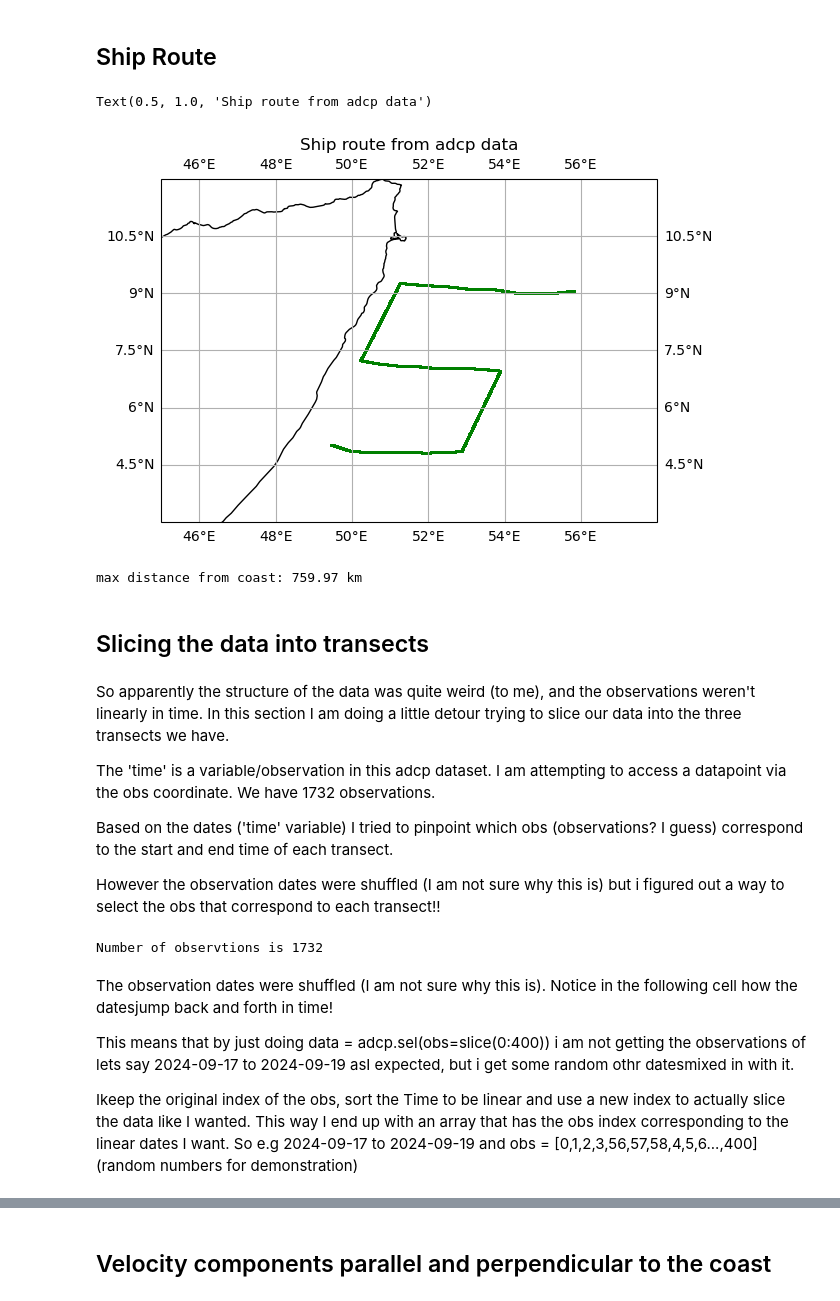
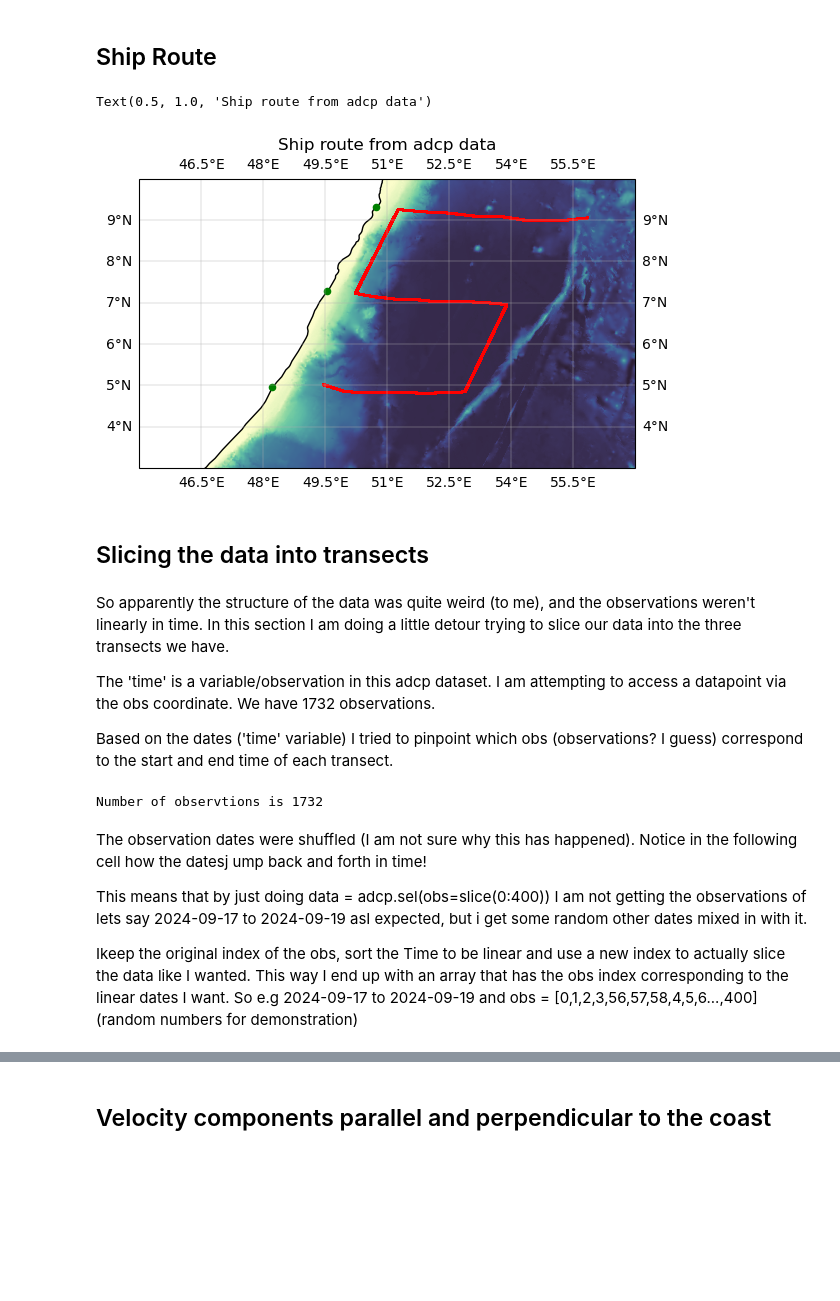
Before and after one commit to ret1-c/Virtualship_Project_UU, a Jupyter notebook: ADCP/VS_adcp.ipynb, the cells around one changed output, grey strips where cells are left out. Saved outputs shown, nothing was run; the diff lists cells and outputs as text; code cells hidden in the pictures; blank space fills up the shorter version.

Commit message:
updated adcp code

```diff
--- a/ADCP/VS_adcp.ipynb
+++ b/ADCP/VS_adcp.ipynb
@@ -109,36 +137,33 @@ def vertical_vel(data, title):
+# %%
+#to calculate the distance from the shore later, I manually selected these points from the nioz tool. Thes are approximately the coordinads of the
+#shore if you extend our transects.
+
+#shore lon and lat (extension for transect 1)
+lon_1_shore = 48.21
+lat_1_shore = 4.97
+#shore lon and lat (extension for transect 2)
+lon_2_shore = 49.54
+lat_2_shore = 7.29
+#shore lon and lat (extension for transect 3)
+lon_3_shore = 50.72
+lat_3_shore = 9.31
 # %%
-adcp = xr.open_zarr("/Users/areti/Downloads/results2/somalia/results/adcp.zarr").compute()
-#/Users/areti/OneDrive/Desktop/UU/OcenDyn/virtual_ship_data/results/results/adcp.zarr").compute()
-
-# for convenience, define z positive upward
-#zu = np.unique(-adcp.z, axis=1).squeeze()  # convert z to 1D and positive upward
-zu = np.unique(adcp.z, axis=1).squeeze()  # convert z to 1D
-adcp = adcp.assign_coords({"z": ("trajectory", zu)}).sortby("z")
-
 # plot track
 ax = plt.axes(projection=ccrs.PlateCarree())
-ax.scatter(adcp.lon, adcp.lat, transform=ccrs.PlateCarree(), marker = 'o', s= 1, color = 'green')
+ax.scatter(adcp.lon, adcp.lat, transform=ccrs.PlateCarree(), marker = 'o', s= 1, color = 'red',zorder=2)
+#plotshore
+ax.scatter(lon_1_shore, lat_1_shore,  transform=ccrs.PlateCarree(), marker = 'o', s= 20, color = 'green',zorder=2)
+ax.scatter(lon_2_shore, lat_2_shore, transform=ccrs.PlateCarree(), marker = 'o', s= 20, color = 'green',zorder=2)
+ax.scatter(lon_3_shore, lat_3_shore, transform=ccrs.PlateCarree(), marker = 'o', s= 20, color = 'green',zorder=2)
+# Plot bathymetry
+cm = ax.pcolormesh(bathy.lon, bathy.lat, bathy_masked, cmap=cmocean.cm.deep_r, shading='auto', zorder=1)
 ax.coastlines()
-ax.gridlines(draw_labels=True)
-ax.set_extent((45, 58, 3, 12))
+ax.gridlines(draw_labels=True,linewidth=0.3)
+ax.set_extent((45, 57, 3, 10))
 ax.set_title("Ship route from adcp data")
 # %% [output]
 Text(0.5, 1.0, 'Ship route from adcp data')
-[figure, old version]
+[figure, new version]
-# %%
-# Calculate the distance from each measurement to the coast and add it as variable to the dataset.
-adcp_surf = adcp.isel(trajectory=0).compute()
-d = xr.zeros_like(adcp_surf.lon)
-lon0, lat0 = adcp_surf.lon.data[-1], adcp_surf.lat.data[-1]
-for ob, (lon, lat) in enumerate(zip(adcp_surf.lon.data, adcp_surf.lat.data)):
-    d[ob] = distance.distance((lon, lat), (lon0, lat0)).m
-    adcp["s"] = -d.assign_attrs(
-    {"long_name": "distance to coast", "units": "m", "positive": "shoreward"}
-)
-adcp = adcp.set_coords("s").sortby("s")
-print(f"max distance from coast: {abs(adcp.s.min()).data / 1000:.2f} km")
-# %% [output]
-max distance from coast: 759.97 km
 # %% [markdown]
 ## Slicing the data into transects
 # %% [markdown]
@@ -147,8 +172,6 @@ So apparently the structure of the data was quite weird (to me), and the observa
 The 'time' is a variable/observation in this adcp dataset. I am attempting to access a datapoint via the obs coordinate. We have 1732 observations.
 
 Based on the dates ('time' variable) I tried to pinpoint which obs (observations? I guess) correspond to the start and end time of each transect.
-
-However  the observation dates were shuffled (I am not sure why this is) but i figured out a way to select the obs that correspond to each transect!!
 # %%
 #Check the number of obervations
 num_obs = adcp.obs.shape
@@ -180,7 +203,7 @@ dates['index'] = obs #keeping the original index, this is the number of obsrvati
 # %% [markdown]
-The observation dates were shuffled (I am not sure why this is). Notice in the following cell how the datesjump back and forth in time!
+The observation dates were shuffled (I am not sure why this has happened). Notice in the following cell how the datesj ump back and forth in time!
 
-This means that by just doing data = adcp.sel(obs=slice(0:400)) i am not getting the observations of lets say 2024-09-17 to 2024-09-19 asI expected, but i get some random othr datesmixed in with it.
+This means that by just doing data = adcp.sel(obs=slice(0:400)) I am not getting the observations of lets say 2024-09-17 to 2024-09-19 asI expected, but i get some random other dates mixed in with it.
 
 Ikeep the original index of the obs, sort the Time to be linear and use a new index to actually slice the data like I wanted. This way I end up with an array that has the obs index corresponding to the linear dates I want. So e.g 2024-09-17 to 2024-09-19 and obs = [0,1,2,3,56,57,58,4,5,6...,400] (random numbers for demonstration)
 # %%
```
Also changed, not shown: parts of 15 cells of this notebook.
